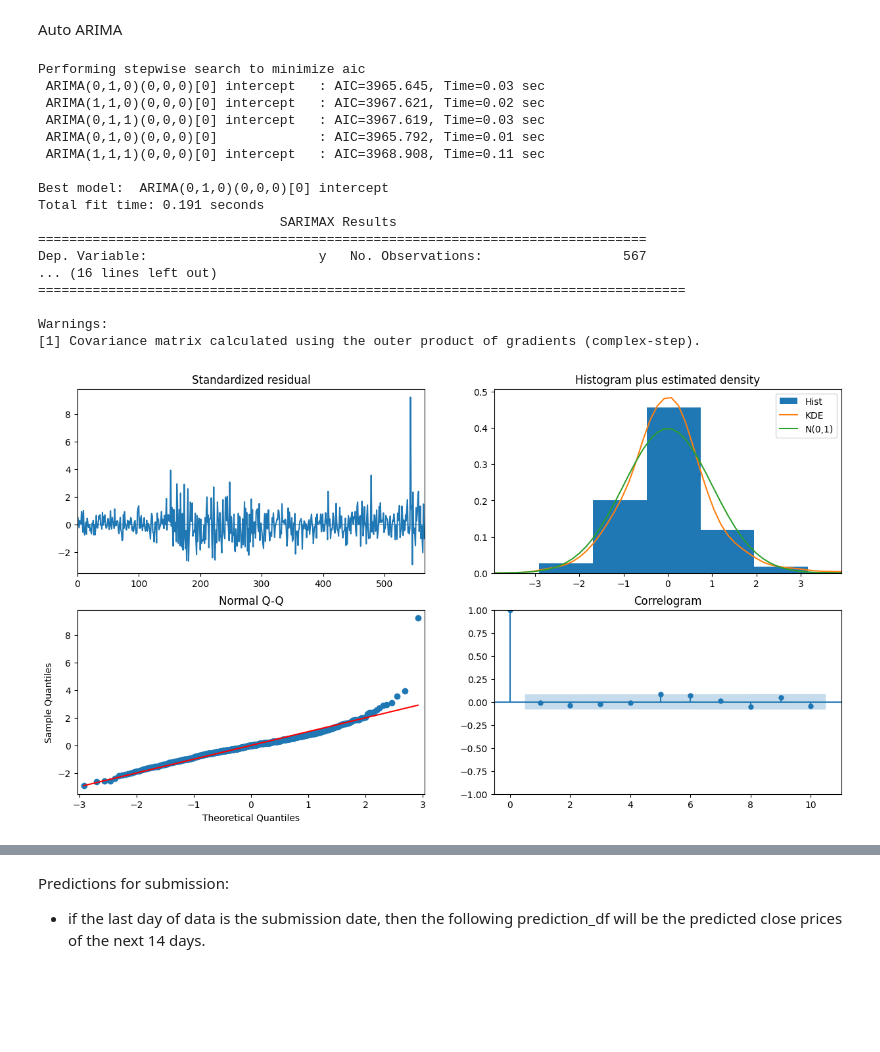
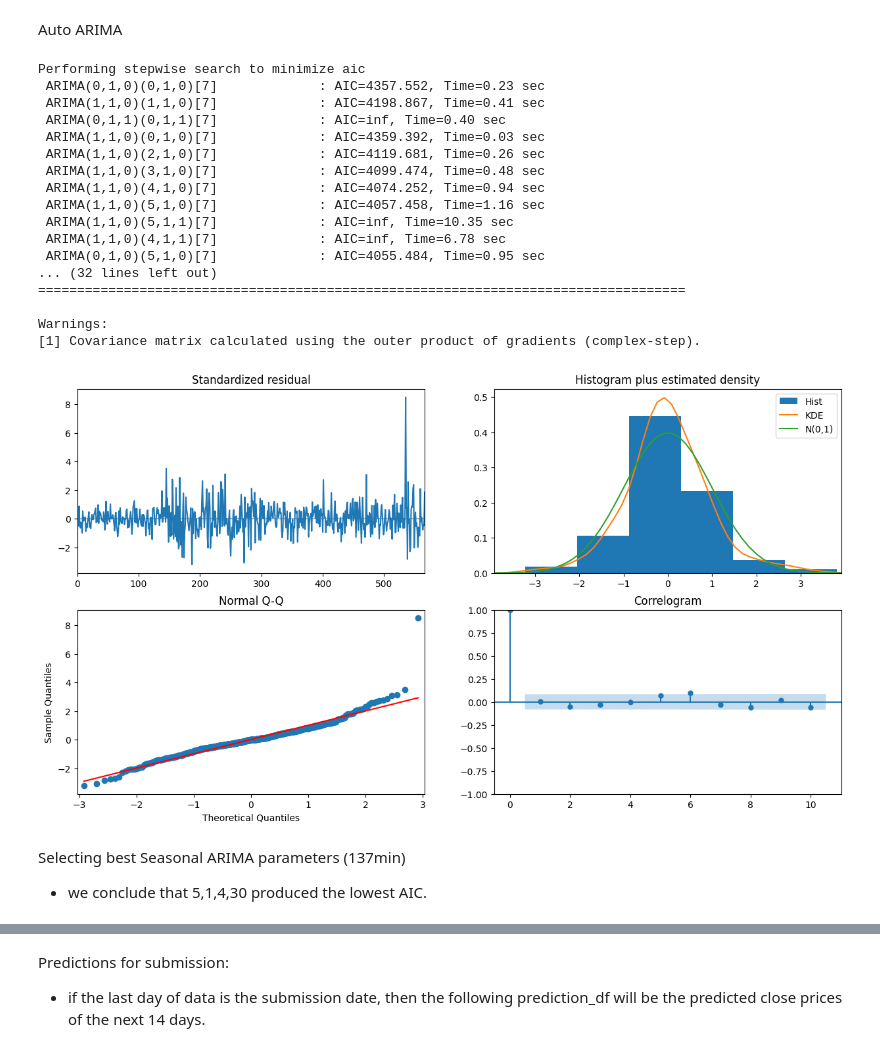
Before and after one commit to ethan-cyj/NUS-Fintech-Project-1, a Jupyter notebook: Ethan_Cheung_Impl_2.ipynb, the cells around one changed output, grey strips where cells are left out. Drawn from its saved outputs; the diff is of its cells as text; code cells hidden in the pictures; blank space fills up the shorter version.

```diff
--- a/Ethan_Cheung_Impl_2.ipynb
+++ b/Ethan_Cheung_Impl_2.ipynb
@@ -79,37 +85,43 @@ train_data, test_data = df[3:int(len(df_logdiff)*0.9)].dropna(), df[int(len(df_l
 # %% [markdown]
 Auto ARIMA
 # %%
-model_autoARIMA = auto_arima(train_data["Close"], start_p=0, start_q=0,
-                      test='adf',       # use adftest to find optimal 'd'
-                      max_p=10, max_q=10, # maximum p and q
-                      m=1,              # frequency of series
-                      d=1,           # let model determine 'd'
-                      seasonal=False,   # No Seasonality
-                      start_P=0,
-                      D=0,
-                      trace=True,
-                      error_action='ignore',
-                      suppress_warnings=True,
-                      stepwise=True)
+model_autoARIMA = auto_arima(train_data["Close"],
+                             start_p=0, start_q=0,
+                             test='adf',
+                             max_p=5, max_q=5,
+                             m=7,  # seasonality of 30 days for daily data
+                             d=1,
+                             seasonal=True,
+                             start_P=0, start_Q=0,
+                             max_P=5, max_Q=5,  # setting maximum seasonal P and Q values
+                             D=1,  # seasonal differencing, can let the model determine by not setting it or providing max_D
+                             trace=True,
+                             error_action='ignore',
+                             suppress_warnings=True,
+                             stepwise=True)
+
 print(model_autoARIMA.summary())
 model_autoARIMA.plot_diagnostics(figsize=(15,8))
 plt.show()
 # %% [output]
 Performing stepwise search to minimize aic
- ARIMA(0,1,0)(0,0,0)[0] intercept   : AIC=3965.645, Time=0.03 sec
- ARIMA(1,1,0)(0,0,0)[0] intercept   : AIC=3967.621, Time=0.02 sec
- ARIMA(0,1,1)(0,0,0)[0] intercept   : AIC=3967.619, Time=0.03 sec
- ARIMA(0,1,0)(0,0,0)[0]             : AIC=3965.792, Time=0.01 sec
- ARIMA(1,1,1)(0,0,0)[0] intercept   : AIC=3968.908, Time=0.11 sec
-
-Best model:  ARIMA(0,1,0)(0,0,0)[0] intercept
-Total fit time: 0.191 seconds
-                               SARIMAX Results
-==============================================================================
-Dep. Variable:                      y   No. Observations:                  567
-... (16 lines left out)
+ ARIMA(0,1,0)(0,1,0)[7]             : AIC=4357.552, Time=0.23 sec
+ ARIMA(1,1,0)(1,1,0)[7]             : AIC=4198.867, Time=0.41 sec
+ ARIMA(0,1,1)(0,1,1)[7]             : AIC=inf, Time=0.40 sec
+ ARIMA(1,1,0)(0,1,0)[7]             : AIC=4359.392, Time=0.03 sec
+ ARIMA(1,1,0)(2,1,0)[7]             : AIC=4119.681, Time=0.26 sec
+ ARIMA(1,1,0)(3,1,0)[7]             : AIC=4099.474, Time=0.48 sec
+ ARIMA(1,1,0)(4,1,0)[7]             : AIC=4074.252, Time=0.94 sec
+ ARIMA(1,1,0)(5,1,0)[7]             : AIC=4057.458, Time=1.16 sec
+ ARIMA(1,1,0)(5,1,1)[7]             : AIC=inf, Time=10.35 sec
+ ARIMA(1,1,0)(4,1,1)[7]             : AIC=inf, Time=6.78 sec
+ ARIMA(0,1,0)(5,1,0)[7]             : AIC=4055.484, Time=0.95 sec
+... (32 lines left out)
 ===================================================================================
 
 Warnings:
 [1] Covariance matrix calculated using the outer product of gradients (complex-step).
-[figure, old version]
+[figure, new version]
+# %% [markdown]
+Selecting best Seasonal ARIMA parameters (137min)
+- we conclude that 5,1,4,30 produced the lowest AIC.
```
Also changed, not shown: parts of 14 cells of this notebook, 6 other files.
